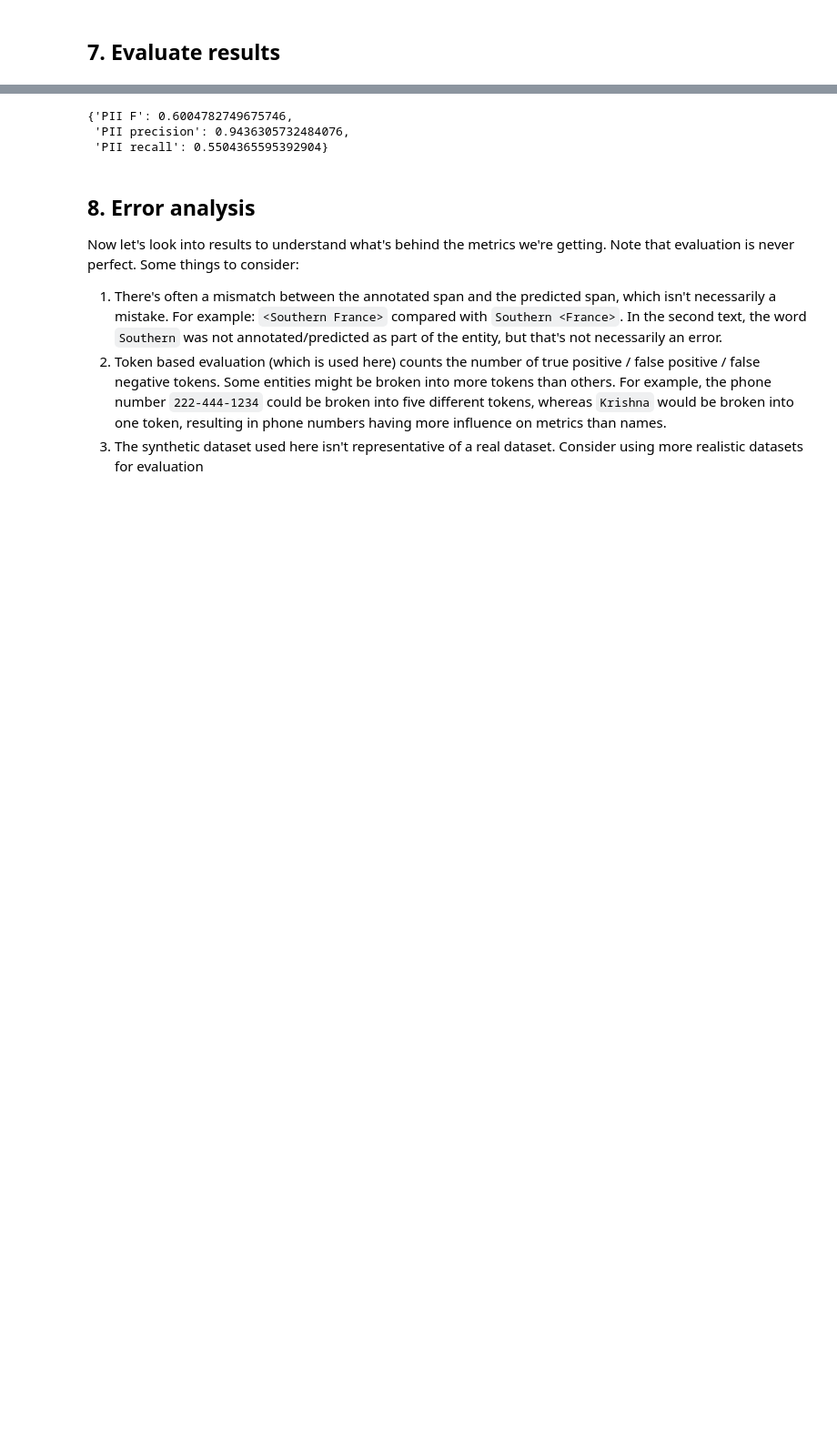
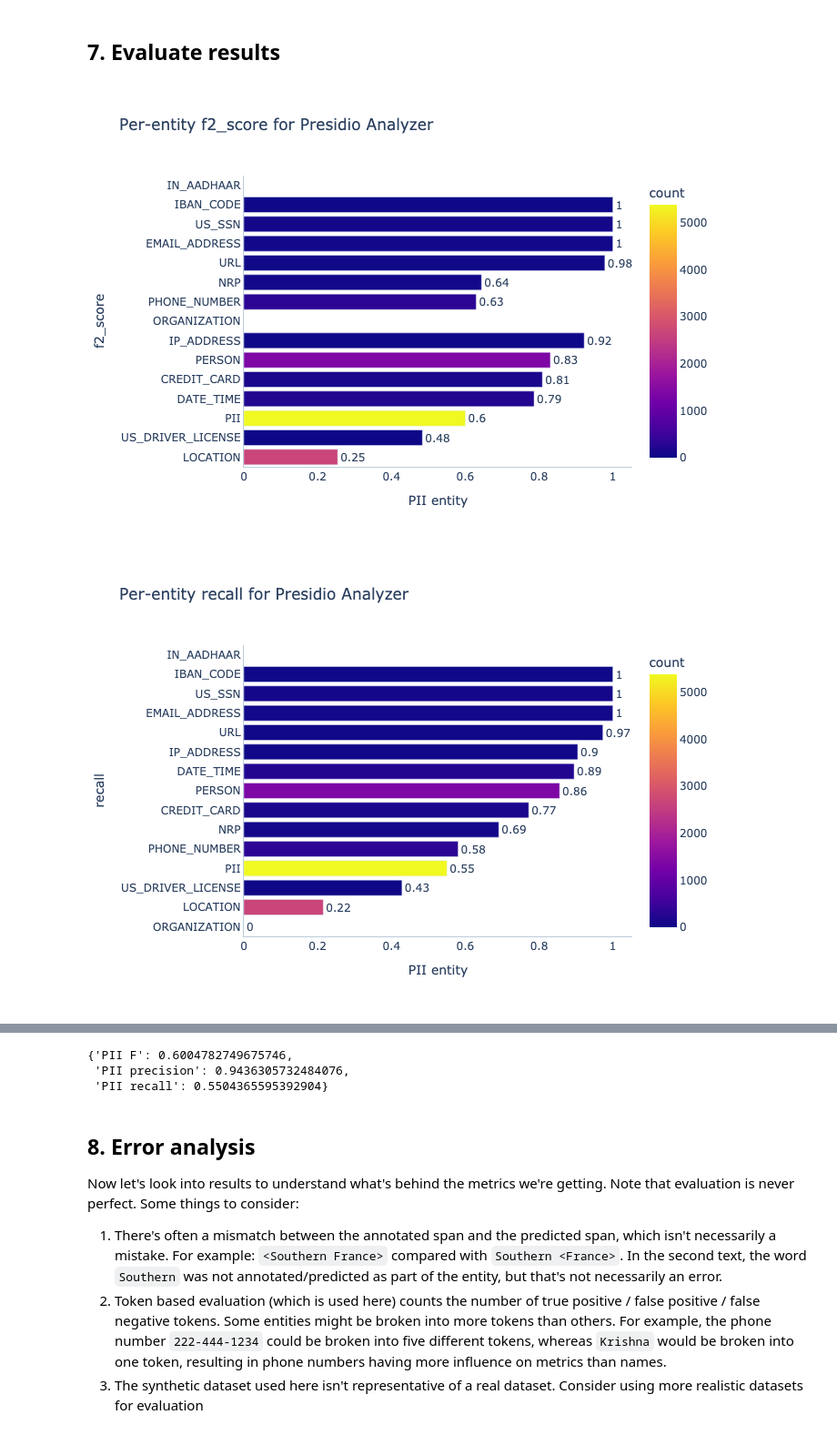
Before and after one commit to microsoft/presidio-research, a Jupyter notebook: notebooks/4_Evaluate_Presidio_Analyzer.ipynb, the cells around one changed output, grey strips where cells are left out. Shown at 91% size. Cells and saved outputs as stored; diff of their text form; code cells hidden in the pictures; blank space fills up the shorter version.

Commit message:
render plots as images

```diff
--- a/notebooks/4_Evaluate_Presidio_Analyzer.ipynb
+++ b/notebooks/4_Evaluate_Presidio_Analyzer.ipynb
@@ -249,10 +249,13 @@ Wall time: 5.21 s
 # %%
 # Plot output
 plotter = Plotter(results=results,
                   output_folder = "plots",
                   model_name = evaluator.model.name,
-                  #save_as="png",
+                  save_as="png",
                   beta = 2)
 
 
 plotter.plot_scores()
+# %% [output]
+[figure, added]
+[figure, added]
```
Also changed, not shown: parts of 6 cells of this notebook, 1 other file.
